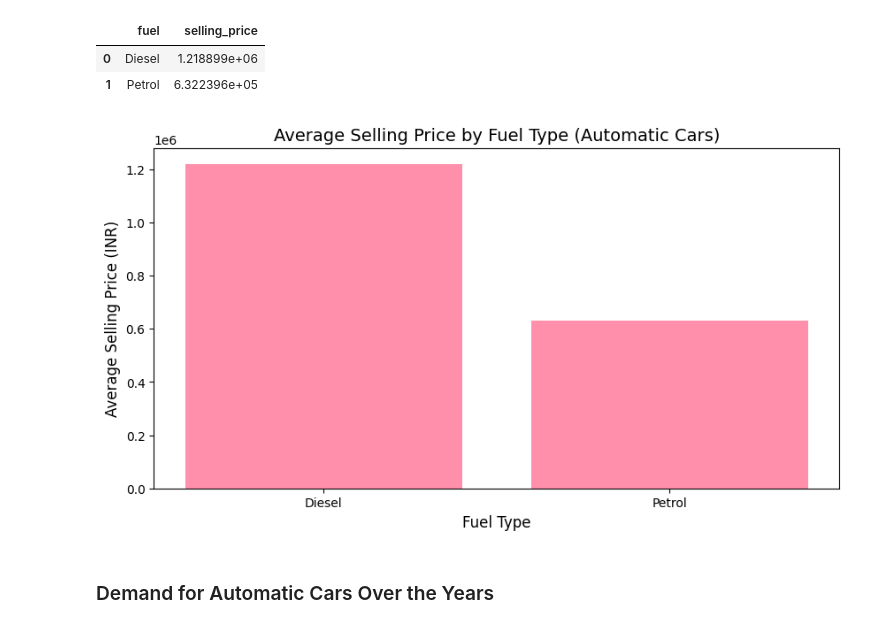
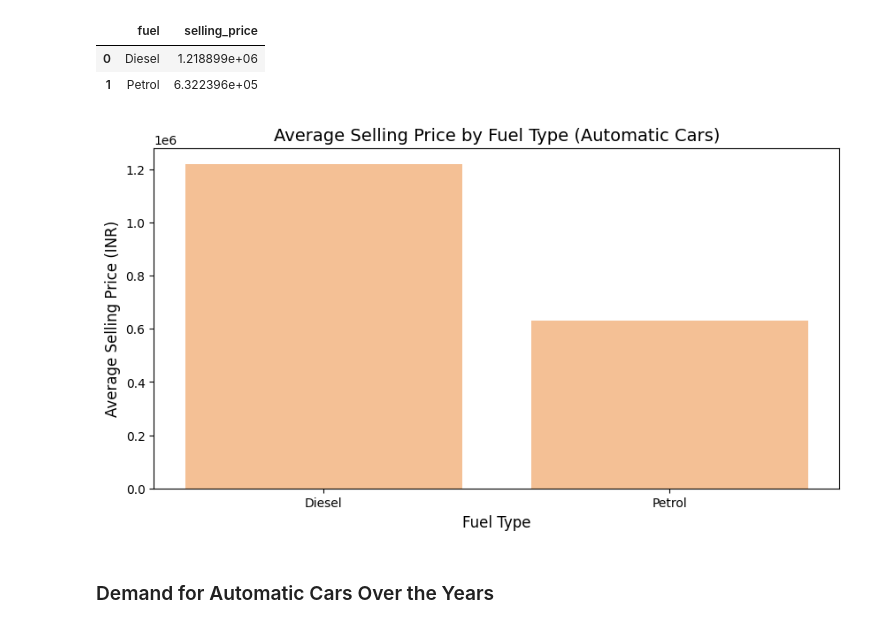
Before and after one commit to WendyInft/MATHEDA-INFANTE, a Jupyter notebook: WK11-Endterm-Exam/Exercise/Endterm-Exam-Infante.ipynb, the cells around one changed output. Cells and saved outputs as stored; diff of their text form; code cells hidden in the pictures.

```diff
--- a/WK11-Endterm-Exam/Exercise/Endterm-Exam-Infante.ipynb
+++ b/WK11-Endterm-Exam/Exercise/Endterm-Exam-Infante.ipynb
@@ -590,14 +590,14 @@ df_a
 | 1 | Petrol | 6.322396e+05 |
 # %%
 plt.figure(figsize=(10, 5))
-plt.bar(df_a['fuel'], df_a['selling_price'], color='#FF8FAB')
+plt.bar(df_a['fuel'], df_a['selling_price'], color='#F4C095')
 plt.title('Average Selling Price by Fuel Type (Automatic Cars)', fontsize=14)
 plt.xlabel('Fuel Type', fontsize=12)
 plt.ylabel('Average Selling Price (INR)', fontsize=12)
 plt.xticks(rotation=0)
 plt.show()
 # %% [output]
-[figure, old version]
+[figure, new version]
 # %% [markdown]
 ### Demand for Automatic Cars Over the Years
 # %%
```
Also changed, not shown: parts of 19 cells of this notebook.
